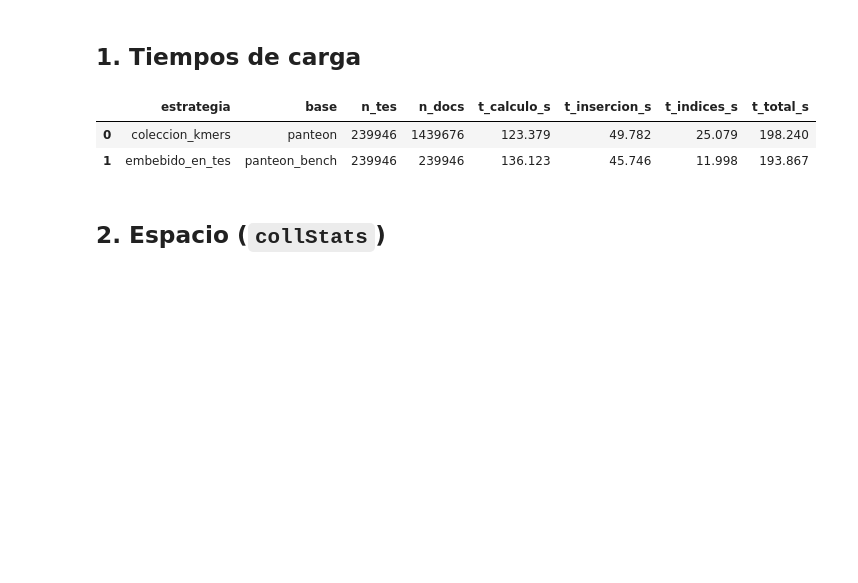
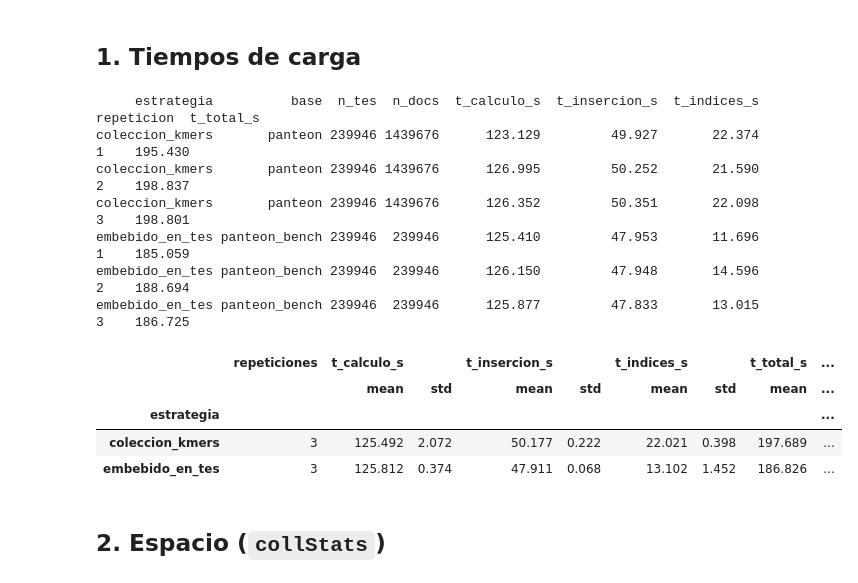
Before and after one commit to ThomasToro/transposable-elements-db, a Jupyter notebook: notebooks/06_benchmark_carga_espacio.ipynb, the cells around one changed output. Cells and saved outputs as stored; diff of their text form; code cells hidden in the pictures; blank space fills up the shorter version.

```diff
--- a/notebooks/06_benchmark_carga_espacio.ipynb
+++ b/notebooks/06_benchmark_carga_espacio.ipynb
@@ -30,16 +59,33 @@ db_bench = client[f"{DB_NAME}_bench"]
 # %% [markdown]
 ## 1. Tiempos de carga
 # %%
+TIEMPOS = ["t_calculo_s", "t_insercion_s", "t_indices_s", "t_total_s"]
+
 carga = pd.read_csv(RESULTADOS / "benchmark_carga.csv")
 carga = carga[carga["base"].isin([DB_NAME, db_bench.name])
               & carga["estrategia"].isin(["coleccion_kmers", "embebido_en_tes"])].reset_index(drop=True)
-assert len(carga) == 2, f"Faltan filas de {DB_NAME} en benchmark_carga.csv: ejecutar 03_pipeline_kmers.ipynb"
+assert set(carga["estrategia"]) == {"coleccion_kmers", "embebido_en_tes"}, \
+    f"Faltan filas de {DB_NAME} en benchmark_carga.csv: ejecutar 03_pipeline_kmers.ipynb"
 carga["t_total_s"] = carga[["t_calculo_s", "t_insercion_s", "t_indices_s"]].sum(axis=1)
-carga
+print(carga.sort_values(["estrategia", "repeticion"]).to_string(index=False))
+
+# Media y desviación estándar muestral (ddof=1) por estrategia sobre las repeticiones
+resumen = carga.groupby("estrategia")[TIEMPOS].agg(["mean", "std"]).round(3)
+resumen.insert(0, ("repeticiones", ""), carga.groupby("estrategia")["repeticion"].nunique())
+resumen
 # %% [output]
+     estrategia          base  n_tes  n_docs  t_calculo_s  t_insercion_s  t_indices_s  repeticion  t_total_s
+coleccion_kmers       panteon 239946 1439676      123.129         49.927       22.374           1    195.430
+coleccion_kmers       panteon 239946 1439676      126.995         50.252       21.590           2    198.837
+coleccion_kmers       panteon 239946 1439676      126.352         50.351       22.098           3    198.801
+embebido_en_tes panteon_bench 239946  239946      125.410         47.953       11.696           1    185.059
+embebido_en_tes panteon_bench 239946  239946      126.150         47.948       14.596           2    188.694
+embebido_en_tes panteon_bench 239946  239946      125.877         47.833       13.015           3    186.725
-|  | estrategia | base | n_tes | n_docs | t_calculo_s | t_insercion_s | t_indices_s | t_total_s |
-| 0 | coleccion_kmers | panteon | 239946 | 1439676 | 123.379 | 49.782 | 25.079 | 198.240 |
-| 1 | embebido_en_tes | panteon_bench | 239946 | 239946 | 136.123 | 45.746 | 11.998 | 193.867 |
+|  | repeticiones | t_calculo_s |  | t_insercion_s |  | t_indices_s |  | t_total_s | ... |
+|  |  | mean | std | mean | std | mean | std | mean | ... |
+| estrategia |  |  |  |  |  |  |  |  | ... |
+| coleccion_kmers | 3 | 125.492 | 2.072 | 50.177 | 0.222 | 22.021 | 0.398 | 197.689 | ... |
+| embebido_en_tes | 3 | 125.812 | 0.374 | 47.911 | 0.068 | 13.102 | 1.452 | 186.826 | ... |
 # %% [markdown]
 ## 2. Espacio (`collStats`)
 # %%
```
Also changed, not shown: parts of 7 cells of this notebook, 7 other files.
